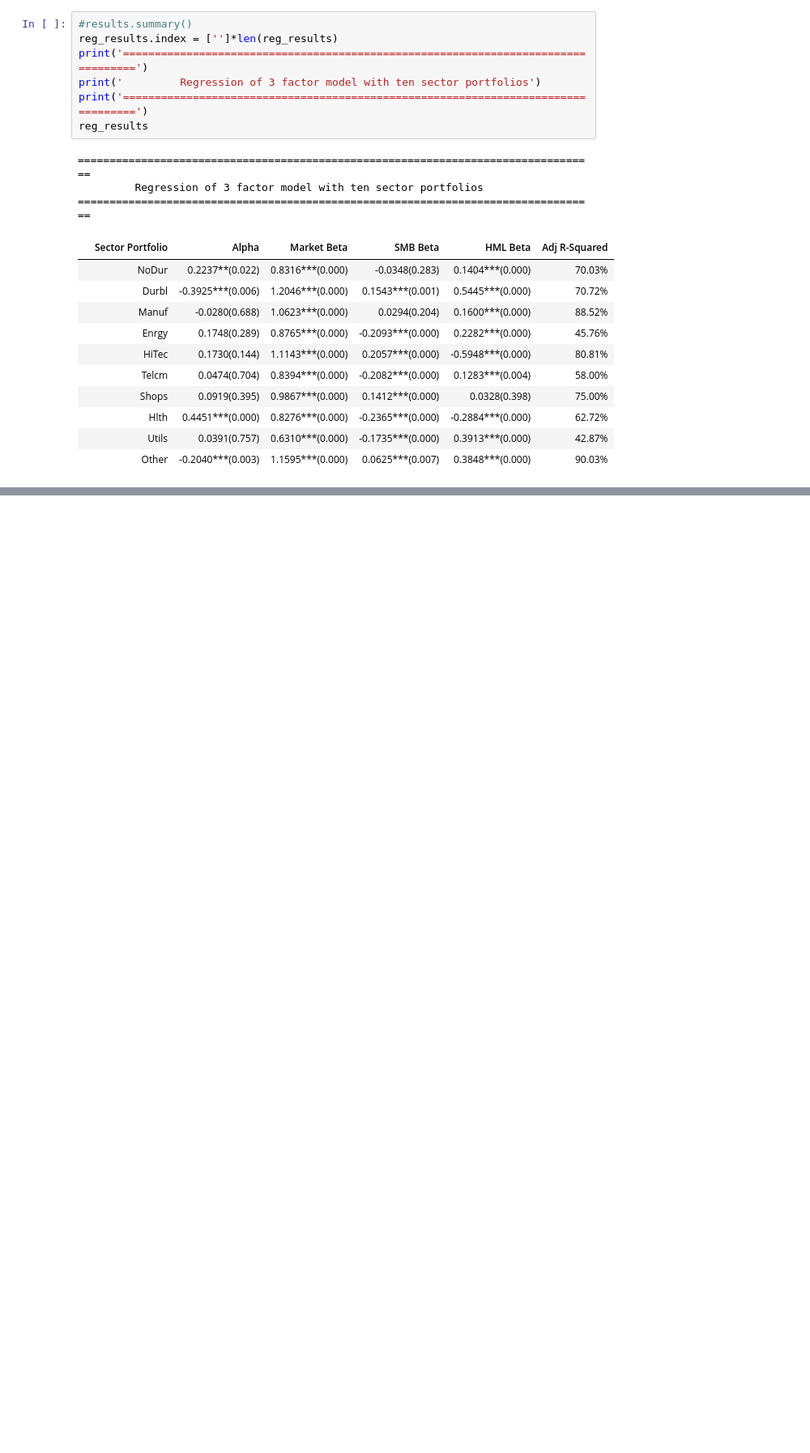
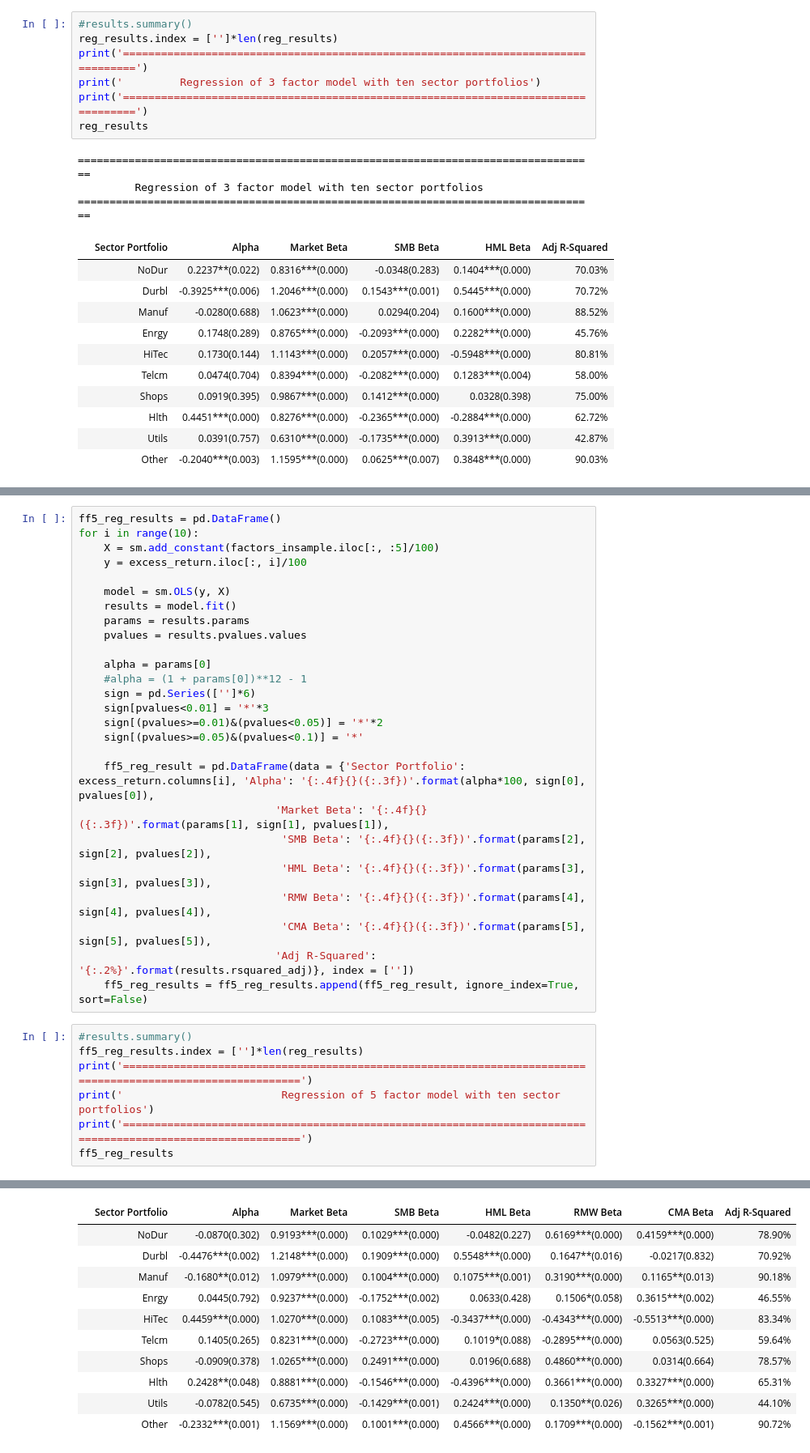
Before and after one commit to zhangzijie-lab/QF5207, a Jupyter notebook: QF5207_Project.ipynb, the cells around one changed output, grey strips where cells are left out. Shown at 81% size. Cells and saved outputs as stored; diff of their text form; blank space fills up the shorter version.

```diff
--- a/QF5207_Project.ipynb
+++ b/QF5207_Project.ipynb
@@ -235,3 +343,37 @@ reg_results
 |  | Other | -0.2040***(0.003) | 1.1595***(0.000) | 0.0625***(0.007) | 0.3848***(0.000) | 90.03% |
 # %% [markdown]
 <img src="FF3_results.png" width=600 height=300 />
+# %%
+ff5_reg_results = pd.DataFrame()
+for i in range(10):
+    X = sm.add_constant(factors_insample.iloc[:, :5]/100)
+    y = excess_return.iloc[:, i]/100
+
+    model = sm.OLS(y, X)
+    results = model.fit()
+    params = results.params
+    pvalues = results.pvalues.values
+
+    alpha = params[0]
+    #alpha = (1 + params[0])**12 - 1
+    sign = pd.Series(['']*6)
+    sign[pvalues<0.01] = '*'*3
+    sign[(pvalues>=0.01)&(pvalues<0.05)] = '*'*2
+    sign[(pvalues>=0.05)&(pvalues<0.1)] = '*'
+
+    ff5_reg_result = pd.DataFrame(data = {'Sector Portfolio': excess_return.columns[i], 'Alpha': '{:.4f}{}({:.3f})'.format(alpha*100, sign[0], pvalues[0]),
+                               'Market Beta': '{:.4f}{}({:.3f})'.format(params[1], sign[1], pvalues[1]),
+                                'SMB Beta': '{:.4f}{}({:.3f})'.format(params[2], sign[2], pvalues[2]),
+                                'HML Beta': '{:.4f}{}({:.3f})'.format(params[3], sign[3], pvalues[3]),
+                                'RMW Beta': '{:.4f}{}({:.3f})'.format(params[4], sign[4], pvalues[4]),
+                                'CMA Beta': '{:.4f}{}({:.3f})'.format(params[5], sign[5], pvalues[5]),
+                               'Adj R-Squared': '{:.2%}'.format(results.rsquared_adj)}, index = [''])
+    ff5_reg_results = ff5_reg_results.append(ff5_reg_result, ignore_index=True, sort=False)
+# %%
+#results.summary()
+ff5_reg_results.index = ['']*len(reg_results)
+print('============================================================================================================')
+print('                         Regression of 5 factor model with ten sector portfolios')
+print('============================================================================================================')
+ff5_reg_results
+# %% [output]
@@ -237,0 +383,11 @@ reg_results
+|  | Sector Portfolio | Alpha | Market Beta | SMB Beta | HML Beta | RMW Beta | CMA Beta | Adj R-Squared |
+|  | NoDur | -0.0870(0.302) | 0.9193***(0.000) | 0.1029***(0.000) | -0.0482(0.227) | 0.6169***(0.000) | 0.4159***(0.000) | 78.90% |
+|  | Durbl | -0.4476***(0.002) | 1.2148***(0.000) | 0.1909***(0.000) | 0.5548***(0.000) | 0.1647**(0.016) | -0.0217(0.832) | 70.92% |
+|  | Manuf | -0.1680**(0.012) | 1.0979***(0.000) | 0.1004***(0.000) | 0.1075***(0.001) | 0.3190***(0.000) | 0.1165**(0.013) | 90.18% |
+|  | Enrgy | 0.0445(0.792) | 0.9237***(0.000) | -0.1752***(0.002) | 0.0633(0.428) | 0.1506*(0.058) | 0.3615***(0.002) | 46.55% |
+|  | HiTec | 0.4459***(0.000) | 1.0270***(0.000) | 0.1083***(0.005) | -0.3437***(0.000) | -0.4343***(0.000) | -0.5513***(0.000) | 83.34% |
+|  | Telcm | 0.1405(0.265) | 0.8231***(0.000) | -0.2723***(0.000) | 0.1019*(0.088) | -0.2895***(0.000) | 0.0563(0.525) | 59.64% |
+|  | Shops | -0.0909(0.378) | 1.0265***(0.000) | 0.2491***(0.000) | 0.0196(0.688) | 0.4860***(0.000) | 0.0314(0.664) | 78.57% |
+|  | Hlth | 0.2428**(0.048) | 0.8881***(0.000) | -0.1546***(0.000) | -0.4396***(0.000) | 0.3661***(0.000) | 0.3327***(0.000) | 65.31% |
+|  | Utils | -0.0782(0.545) | 0.6735***(0.000) | -0.1429***(0.001) | 0.2424***(0.000) | 0.1350**(0.026) | 0.3265***(0.000) | 44.10% |
+|  | Other | -0.2332***(0.001) | 1.1569***(0.000) | 0.1001***(0.000) | 0.4566***(0.000) | 0.1709***(0.000) | -0.1562***(0.001) | 90.72% |
```
Also changed, not shown: parts of 21 cells of this notebook.
